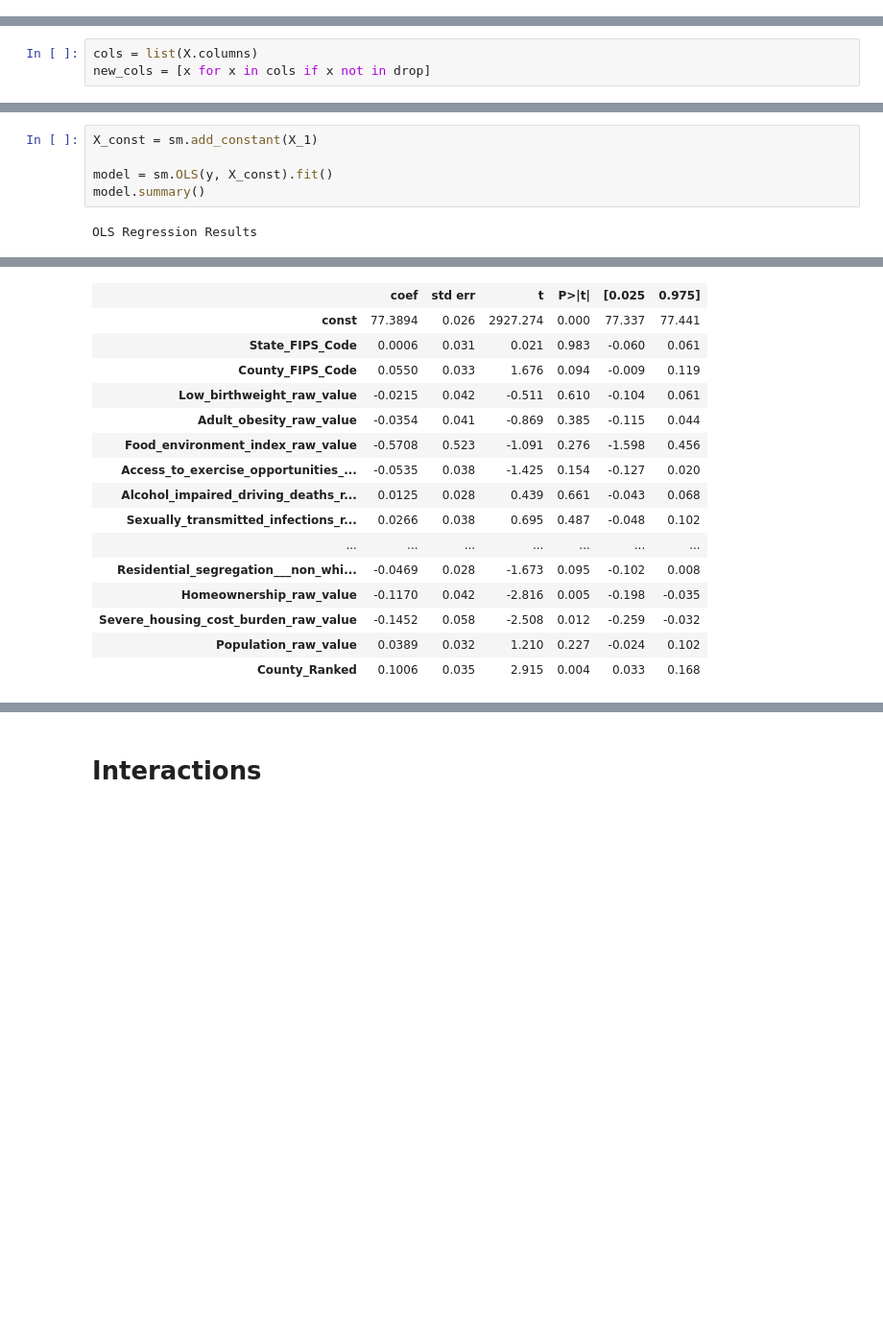
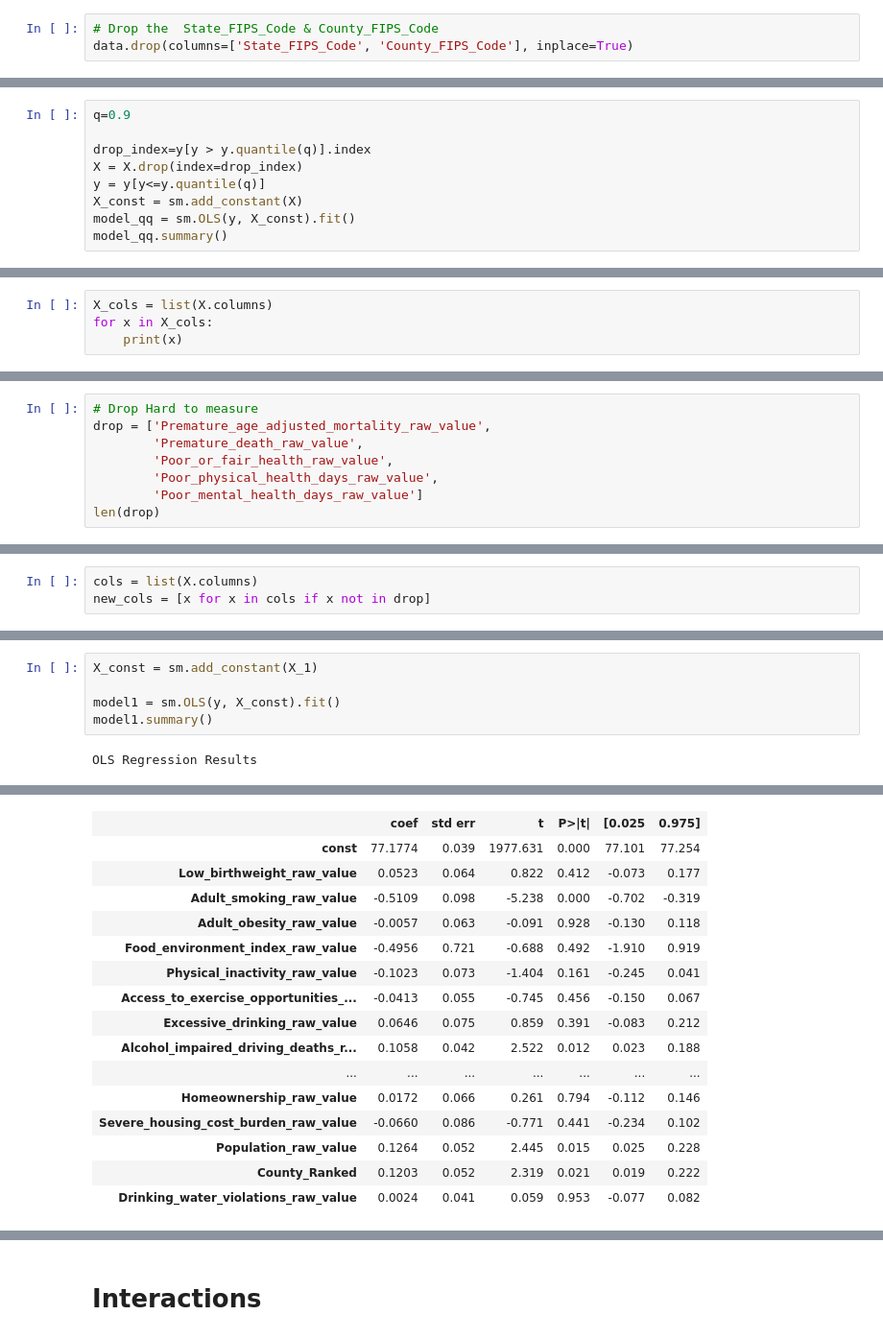
Before and after one commit to Matt-Newton998/Life_Expectancy-Mod04_Project, a Jupyter notebook: Modelling_Matt.ipynb, the cells around one changed output, grey strips where cells are left out. Shown at 96% size. Drawn from its saved outputs; the diff is of its cells as text; blank space fills up the shorter version.

```diff
--- a/Modelling_Matt.ipynb
+++ b/Modelling_Matt.ipynb
@@ -41,3 +46,6 @@ data.head()
+# %%
+# Drop the  State_FIPS_Code & County_FIPS_Code
+data.drop(columns=['State_FIPS_Code', 'County_FIPS_Code'], inplace=True)
 # %% [markdown]
 ## Check Normality of Variables
 # %%
@@ -141,0 +143,9 @@ Inital R^2: 0.9011977538912742
+# %%
+q=0.9
+
+drop_index=y[y > y.quantile(q)].index
+X = X.drop(index=drop_index)
+y = y[y<=y.quantile(q)]
+X_const = sm.add_constant(X)
+model_qq = sm.OLS(y, X_const).fit()
+model_qq.summary()
@@ -146,0 +210,4 @@ Inital R^2: 0.9011977538912742
+# %%
+X_cols = list(X.columns)
+for x in X_cols:
+    print(x)
@@ -159,0 +252,8 @@ len(drop)
+# %%
+# Drop Hard to measure
+drop = ['Premature_age_adjusted_mortality_raw_value',
+        'Premature_death_raw_value',
+        'Poor_or_fair_health_raw_value',
+        'Poor_physical_health_days_raw_value',
+        'Poor_mental_health_days_raw_value']
+len(drop)
@@ -176,7 +283,7 @@ Inital R^2: 0.9015907092924367
 # %%
 X_const = sm.add_constant(X_1)
 
-model = sm.OLS(y, X_const).fit()
-model.summary()
+model1 = sm.OLS(y, X_const).fit()
+model1.summary()
 # %% [output]
 OLS Regression Results
@@ -191,17 +298,17 @@ OLS Regression Results
 | Covariance Type: | nonrobust |  |  |
 |  | coef | std err | t | P>|t| | [0.025 | 0.975] |
-| const | 77.3894 | 0.026 | 2927.274 | 0.000 | 77.337 | 77.441 |
-| State_FIPS_Code | 0.0006 | 0.031 | 0.021 | 0.983 | -0.060 | 0.061 |
-| County_FIPS_Code | 0.0550 | 0.033 | 1.676 | 0.094 | -0.009 | 0.119 |
-| Low_birthweight_raw_value | -0.0215 | 0.042 | -0.511 | 0.610 | -0.104 | 0.061 |
-| Adult_obesity_raw_value | -0.0354 | 0.041 | -0.869 | 0.385 | -0.115 | 0.044 |
-| Food_environment_index_raw_value | -0.5708 | 0.523 | -1.091 | 0.276 | -1.598 | 0.456 |
-| Access_to_exercise_opportunities_... | -0.0535 | 0.038 | -1.425 | 0.154 | -0.127 | 0.020 |
-| Alcohol_impaired_driving_deaths_r... | 0.0125 | 0.028 | 0.439 | 0.661 | -0.043 | 0.068 |
-| Sexually_transmitted_infections_r... | 0.0266 | 0.038 | 0.695 | 0.487 | -0.048 | 0.102 |
+| const | 77.1774 | 0.039 | 1977.631 | 0.000 | 77.101 | 77.254 |
+| Low_birthweight_raw_value | 0.0523 | 0.064 | 0.822 | 0.412 | -0.073 | 0.177 |
+| Adult_smoking_raw_value | -0.5109 | 0.098 | -5.238 | 0.000 | -0.702 | -0.319 |
+| Adult_obesity_raw_value | -0.0057 | 0.063 | -0.091 | 0.928 | -0.130 | 0.118 |
+| Food_environment_index_raw_value | -0.4956 | 0.721 | -0.688 | 0.492 | -1.910 | 0.919 |
+| Physical_inactivity_raw_value | -0.1023 | 0.073 | -1.404 | 0.161 | -0.245 | 0.041 |
+| Access_to_exercise_opportunities_... | -0.0413 | 0.055 | -0.745 | 0.456 | -0.150 | 0.067 |
+| Excessive_drinking_raw_value | 0.0646 | 0.075 | 0.859 | 0.391 | -0.083 | 0.212 |
+| Alcohol_impaired_driving_deaths_r... | 0.1058 | 0.042 | 2.522 | 0.012 | 0.023 | 0.188 |
 | ... | ... | ... | ... | ... | ... | ... |
-| Residential_segregation___non_whi... | -0.0469 | 0.028 | -1.673 | 0.095 | -0.102 | 0.008 |
-| Homeownership_raw_value | -0.1170 | 0.042 | -2.816 | 0.005 | -0.198 | -0.035 |
-| Severe_housing_cost_burden_raw_value | -0.1452 | 0.058 | -2.508 | 0.012 | -0.259 | -0.032 |
-| Population_raw_value | 0.0389 | 0.032 | 1.210 | 0.227 | -0.024 | 0.102 |
-| County_Ranked | 0.1006 | 0.035 | 2.915 | 0.004 | 0.033 | 0.168 |
+| Homeownership_raw_value | 0.0172 | 0.066 | 0.261 | 0.794 | -0.112 | 0.146 |
+| Severe_housing_cost_burden_raw_value | -0.0660 | 0.086 | -0.771 | 0.441 | -0.234 | 0.102 |
+| Population_raw_value | 0.1264 | 0.052 | 2.445 | 0.015 | 0.025 | 0.228 |
+| County_Ranked | 0.1203 | 0.052 | 2.319 | 0.021 | 0.019 | 0.222 |
+| Drinking_water_violations_raw_value | 0.0024 | 0.041 | 0.059 | 0.953 | -0.077 | 0.082 |
```
Also changed, not shown: parts of 72 cells of this notebook.
